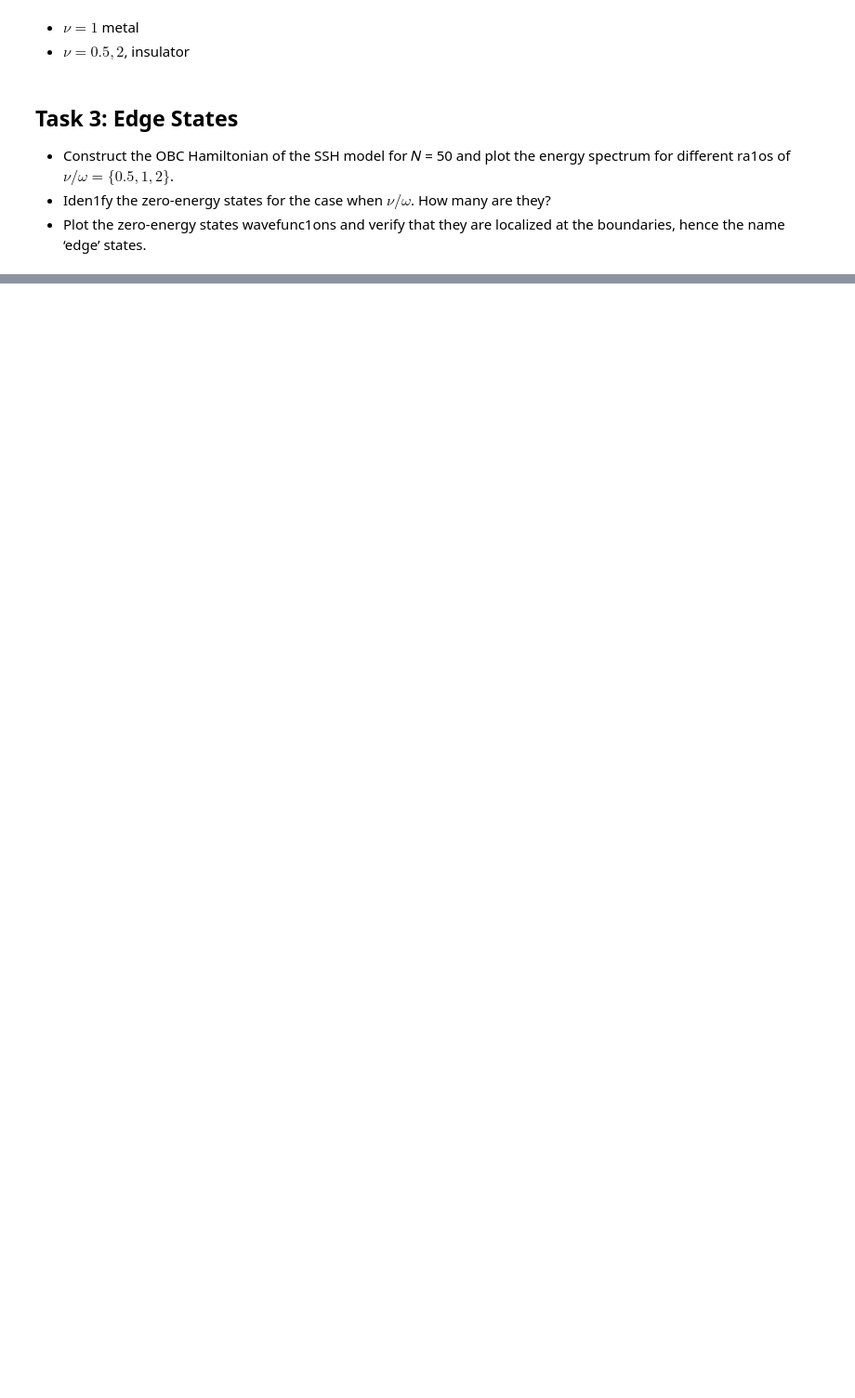
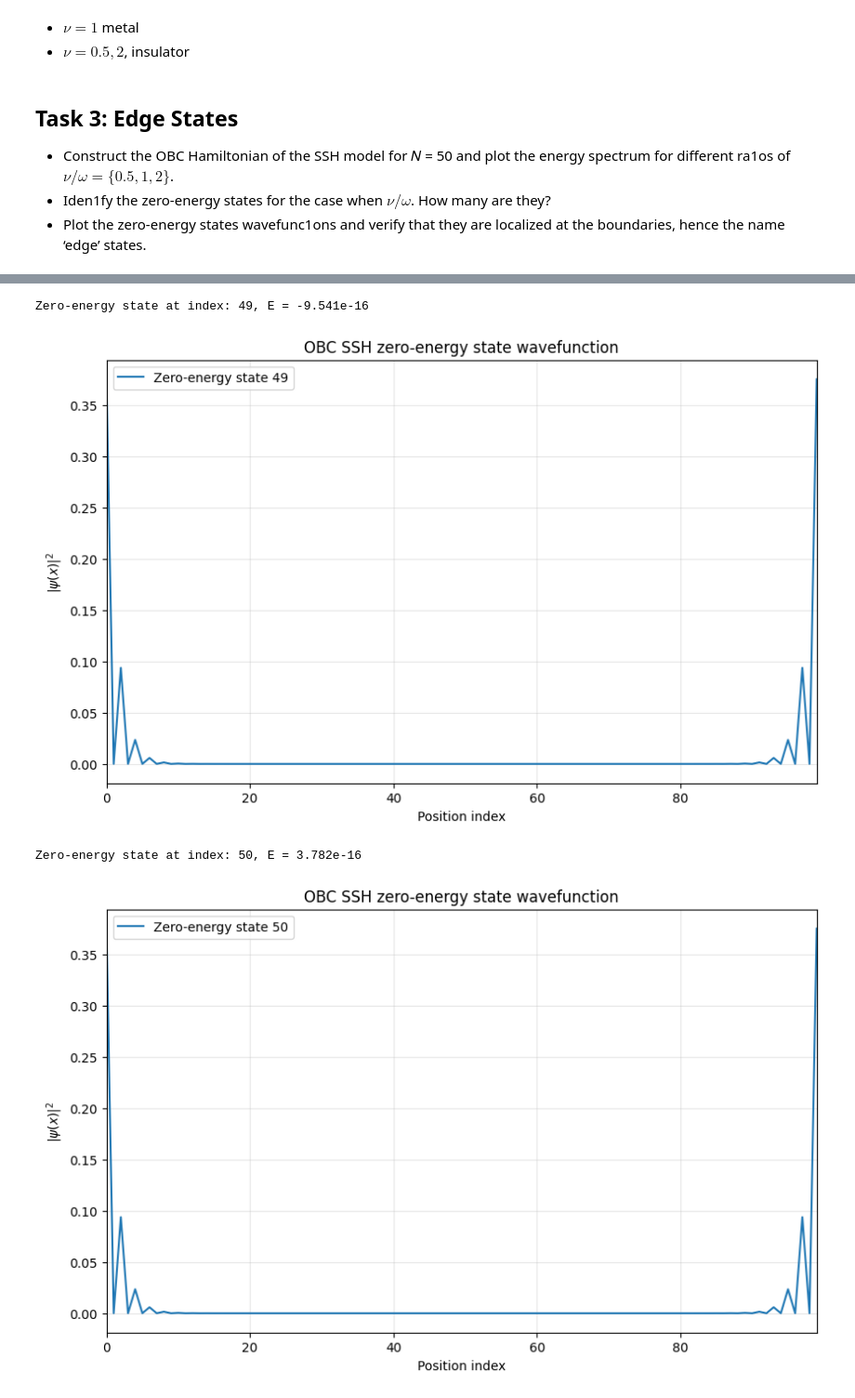
Before and after one commit to zengxuanliu2005/Solid_State_Physics_Project, a Jupyter notebook: scr/project.ipynb, the cells around one changed output, grey strips where cells are left out. Shown at 93% size. Drawn from its saved outputs; the diff is of its cells as text; code cells hidden in the pictures; blank space fills up the shorter version.

```diff
--- a/scr/project.ipynb
+++ b/scr/project.ipynb
@@ -258,0 +340,21 @@ plt.show()
+# %%
+# Plot zero-energy states wavefunctions
+x = np.arange(2 * N)
+for i in zero_states:
+    print(f"Zero-energy state at index: {i}, E = {E_OBC_1[i]:.3e}")
+    prob = np.abs(psi_OBC_1[:, i])**2
+    plt.figure(figsize=(10, 6))
+    plt.plot(x, prob, label=f"Zero-energy state {i}")
+
+    plt.xlabel("Position index")
+    plt.ylabel(r"$|\psi(x)|^2$")
+    plt.title("OBC SSH zero-energy state wavefunction")
+    plt.legend(loc="upper left")
+    plt.grid(True, alpha=0.3)
+    plt.xlim(0, 2 * N - 1)
+    plt.show()
+# %% [output]
+Zero-energy state at index: 49, E = -9.541e-16
+[figure, added]
+Zero-energy state at index: 50, E = 3.782e-16
+[figure, added]
```
Also changed, not shown: parts of 14 cells of this notebook, 20 other files.
